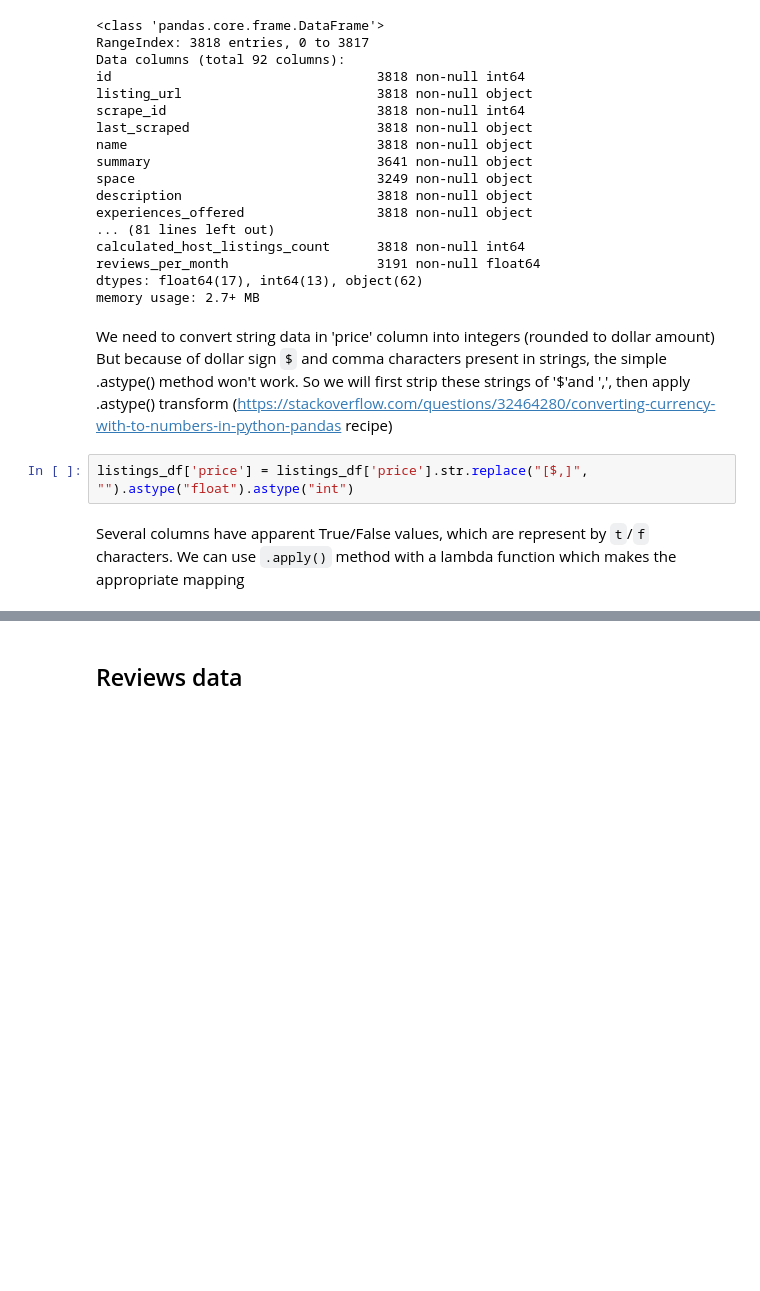
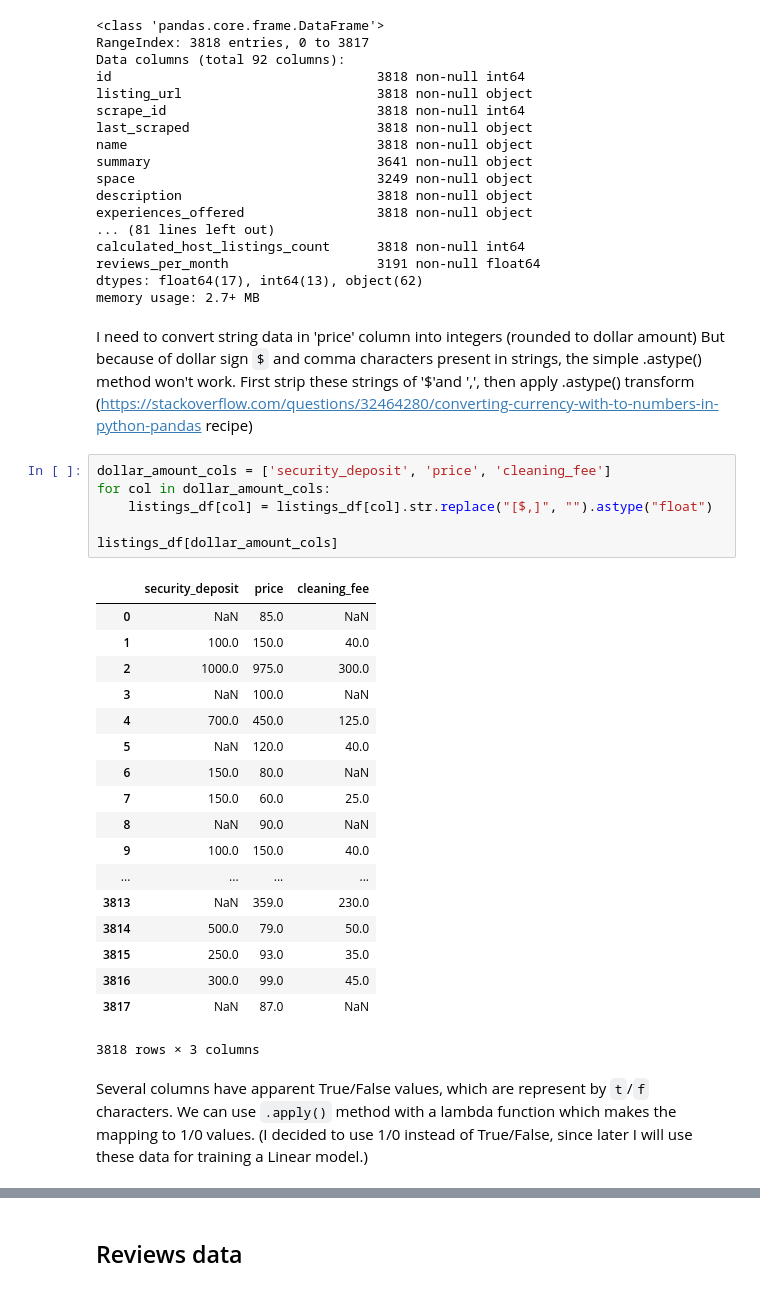
Before and after one commit to barkas62/data_scientist_project1, a Jupyter notebook: airbnb_data_analysis.ipynb, the cells around one changed output, grey strips where cells are left out. Drawn from its saved outputs; the diff is of its cells as text; blank space fills up the shorter version.

```diff
--- a/airbnb_data_analysis.ipynb
+++ b/airbnb_data_analysis.ipynb
@@ -44,13 +59,37 @@ reviews_per_month                   3191 non-null float64
 dtypes: float64(17), int64(13), object(62)
 memory usage: 2.7+ MB
 # %% [markdown]
-We need to convert string data in 'price' column into integers (rounded to dollar amount)
+I need to convert string data in 'price' column into integers (rounded to dollar amount)
 But because of dollar sign `$` and comma characters present in strings, the simple .astype() method won't work.
-So we will first strip these strings of '$'and ',', then apply .astype() transform
+First strip these strings of '$'and ',', then apply .astype() transform
 (https://stackoverflow.com/questions/32464280/converting-currency-with-to-numbers-in-python-pandas recipe)
-# %%
-listings_df['price'] = listings_df['price'].str.replace("[$,]", "").astype("float").astype("int")
+# %%
+dollar_amount_cols = ['security_deposit', 'price', 'cleaning_fee']
+for col in dollar_amount_cols:
+    listings_df[col] = listings_df[col].str.replace("[$,]", "").astype("float")
+
+listings_df[dollar_amount_cols]
+# %% [output]
+|  | security_deposit | price | cleaning_fee |
+| 0 | NaN | 85.0 | NaN |
+| 1 | 100.0 | 150.0 | 40.0 |
+| 2 | 1000.0 | 975.0 | 300.0 |
+| 3 | NaN | 100.0 | NaN |
+| 4 | 700.0 | 450.0 | 125.0 |
+| 5 | NaN | 120.0 | 40.0 |
+| 6 | 150.0 | 80.0 | NaN |
+| 7 | 150.0 | 60.0 | 25.0 |
+| 8 | NaN | 90.0 | NaN |
+| 9 | 100.0 | 150.0 | 40.0 |
+| ... | ... | ... | ... |
+| 3813 | NaN | 359.0 | 230.0 |
+| 3814 | 500.0 | 79.0 | 50.0 |
+| 3815 | 250.0 | 93.0 | 35.0 |
+| 3816 | 300.0 | 99.0 | 45.0 |
+| 3817 | NaN | 87.0 | NaN |
+3818 rows × 3 columns
 # %% [markdown]
 Several columns have apparent True/False values, which are represent by `t`/`f` characters.
-We can use `.apply()` method with a lambda function which makes the appropriate mapping
+We can use `.apply()` method with a lambda function which makes the mapping to 1/0 values.
+(I decided to use 1/0 instead of True/False, since later I will use these data for training a Linear model.)
 # %%
```
Also changed, not shown: parts of 40 cells of this notebook.
